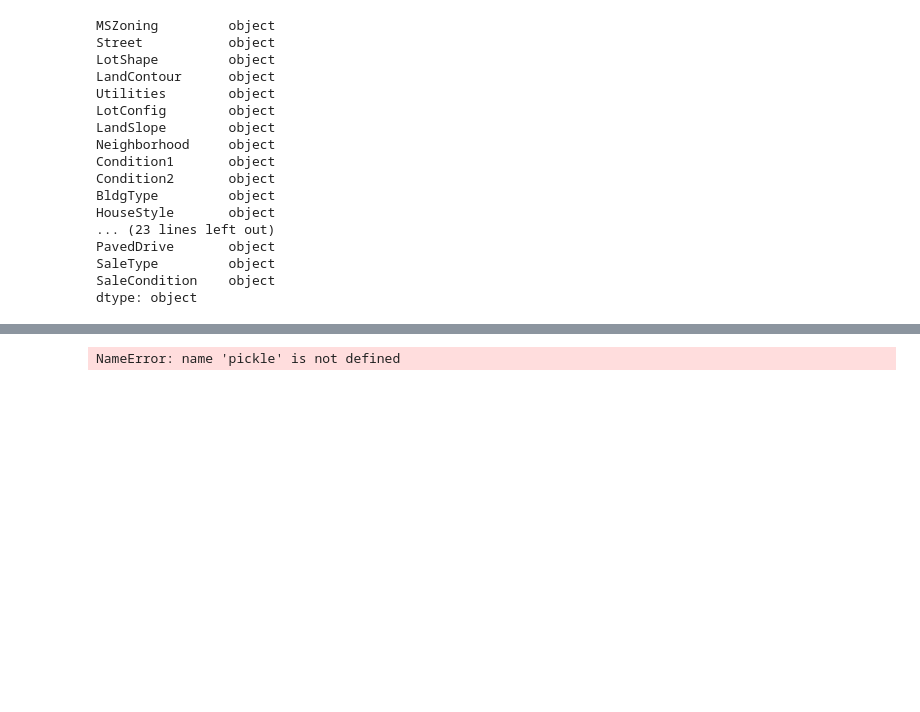
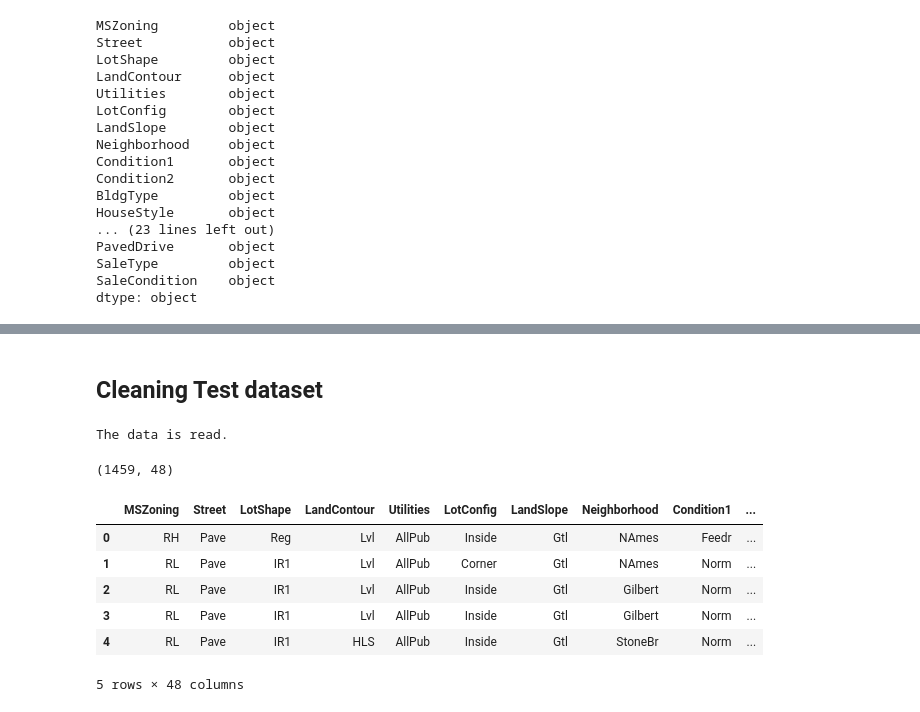
Before and after one commit to uniquekarki/housing_price, a Jupyter notebook: notebooks/2-data-cleaning.ipynb, the cells around one changed output, grey strips where cells are left out. Saved outputs shown, nothing was run; the diff lists cells and outputs as text; code cells hidden in the pictures; blank space fills up the shorter version.

```diff
--- a/notebooks/2-data-cleaning.ipynb
+++ b/notebooks/2-data-cleaning.ipynb
@@ -263,9 +207,30 @@ file = open('../models/data-cleaning-models/cat_encoder.pkl', 'wb')
 pickle.dump(cat_encoder, file)
 # %%
 file1 = open('../models/data-cleaning-models/scaler_x.pkl', 'wb')
-pickle.dump(cat_encoder, file1)
+pickle.dump(scaler_x, file1)
 
 file2 = open('../models/data-cleaning-models/scaler_y.pkl', 'wb')
-pickle.dump(cat_encoder, file2)
+pickle.dump(scaler_y, file2)
-# %% [output]
-NameError: name 'pickle' is not defined
+# %% [markdown]
+## Cleaning Test dataset
+# %%
+df_test = pd.read_csv('../data/raw/test.csv')
+print("The data is read.")
+# %% [output]
+The data is read.
+# %%
+df_test.drop(to_remove, axis = 1, inplace = True)
+# %%
+df_test.shape
+# %% [output]
+(1459, 48)
+# %%
+df_test.head()
+# %% [output]
+|  | MSZoning | Street | LotShape | LandContour | Utilities | LotConfig | LandSlope | Neighborhood | Condition1 | ... |
+| 0 | RH | Pave | Reg | Lvl | AllPub | Inside | Gtl | NAmes | Feedr | ... |
+| 1 | RL | Pave | IR1 | Lvl | AllPub | Corner | Gtl | NAmes | Norm | ... |
+| 2 | RL | Pave | IR1 | Lvl | AllPub | Inside | Gtl | Gilbert | Norm | ... |
+| 3 | RL | Pave | IR1 | Lvl | AllPub | Inside | Gtl | Gilbert | Norm | ... |
+| 4 | RL | Pave | IR1 | HLS | AllPub | Inside | Gtl | StoneBr | Norm | ... |
+5 rows × 48 columns
```
Also changed, not shown: parts of 22 cells of this notebook, 5 other files.
